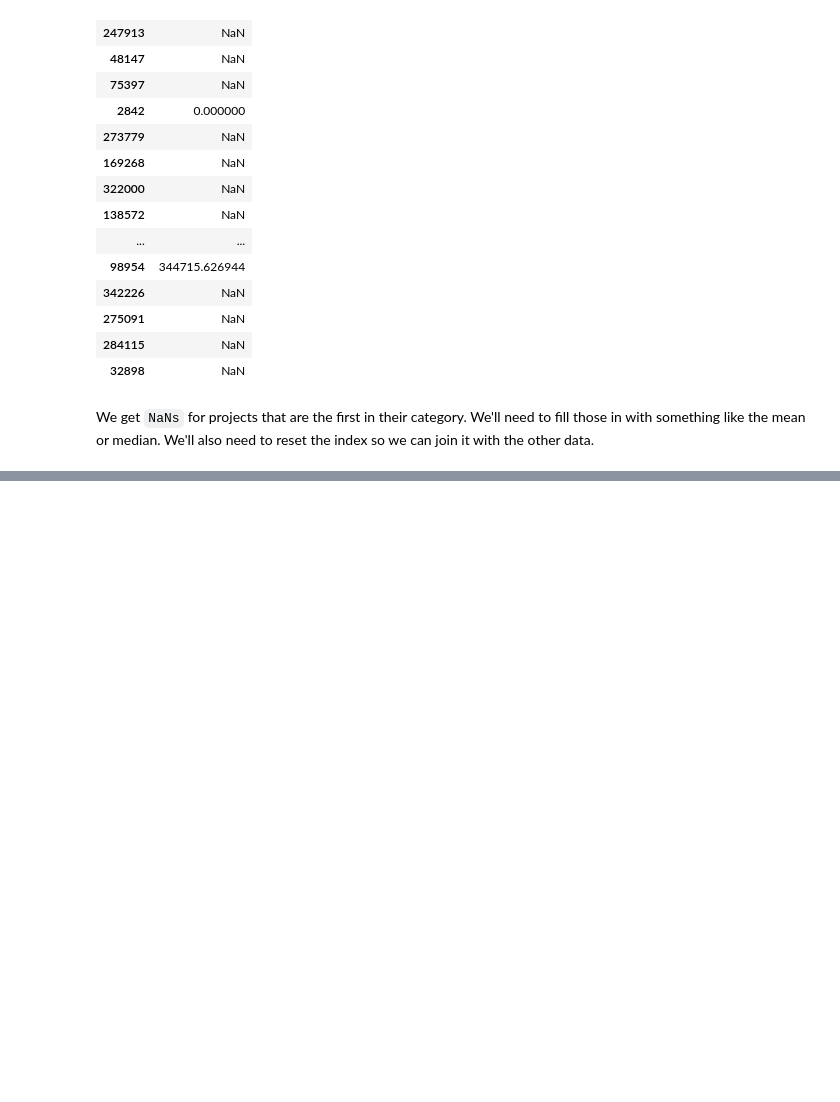
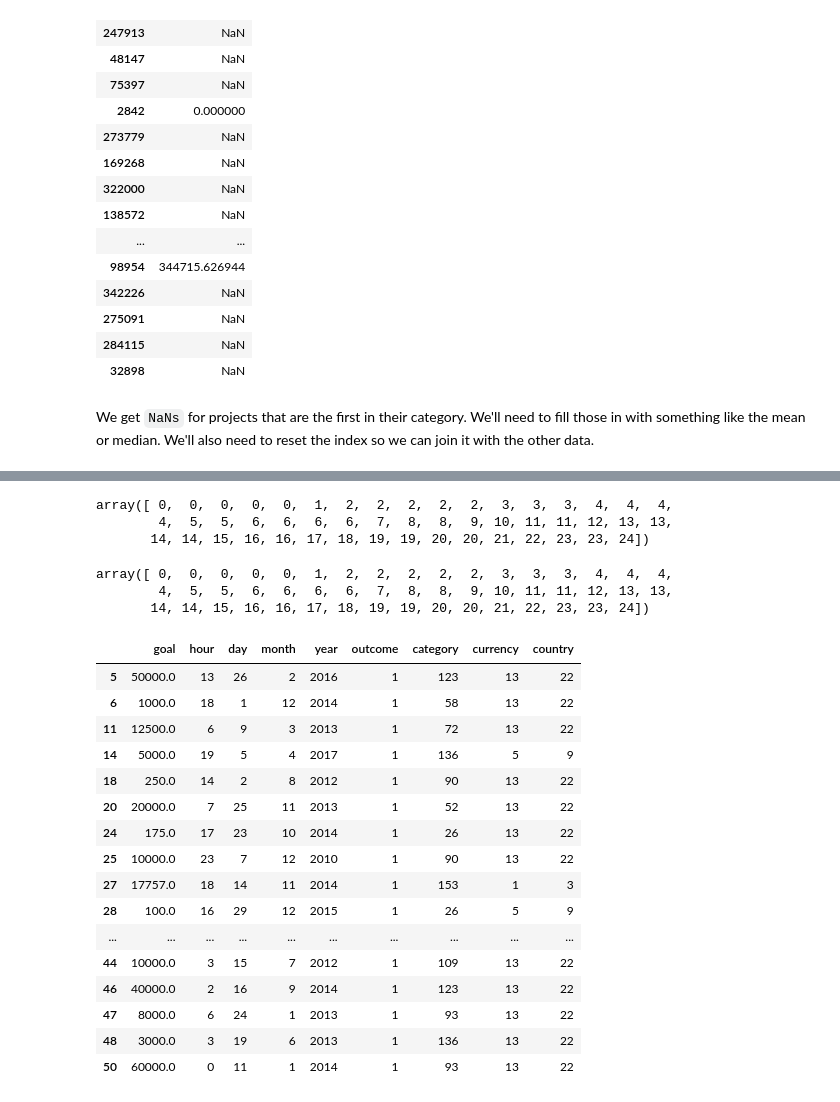
Before and after one commit to jessebmurray/kaggle, a Jupyter notebook: FE_feature_generation.ipynb, the cells around one changed output, grey strips where cells are left out. Saved outputs shown, nothing was run; the diff lists cells and outputs as text; code cells hidden in the pictures; blank space fills up the shorter version.

```diff
--- a/FE_feature_generation.ipynb
+++ b/FE_feature_generation.ipynb
@@ -290,0 +338,2 @@ We get `NaNs` for projects that are the first in their category. We'll need to f
+# %%
+test = baseline_data[:50]
@@ -290,0 +369,32 @@ We get `NaNs` for projects that are the first in their category. We'll need to f
+# %%
+(s.values == 1).cumsum()
+# %% [output]
+array([ 0,  0,  0,  0,  0,  1,  2,  2,  2,  2,  2,  3,  3,  3,  4,  4,  4,
+        4,  5,  5,  6,  6,  6,  6,  7,  8,  8,  9, 10, 11, 11, 12, 13, 13,
+       14, 14, 15, 16, 16, 17, 18, 19, 19, 20, 20, 21, 22, 23, 23, 24])
+# %%
+s.values.cumsum()
+# %% [output]
+array([ 0,  0,  0,  0,  0,  1,  2,  2,  2,  2,  2,  3,  3,  3,  4,  4,  4,
+        4,  5,  5,  6,  6,  6,  6,  7,  8,  8,  9, 10, 11, 11, 12, 13, 13,
+       14, 14, 15, 16, 16, 17, 18, 19, 19, 20, 20, 21, 22, 23, 23, 24])
+# %%
+test..loc[test.outcome == 1]
+# %% [output]
+|  | goal | hour | day | month | year | outcome | category | currency | country |
+| 5 | 50000.0 | 13 | 26 | 2 | 2016 | 1 | 123 | 13 | 22 |
+| 6 | 1000.0 | 18 | 1 | 12 | 2014 | 1 | 58 | 13 | 22 |
+| 11 | 12500.0 | 6 | 9 | 3 | 2013 | 1 | 72 | 13 | 22 |
+| 14 | 5000.0 | 19 | 5 | 4 | 2017 | 1 | 136 | 5 | 9 |
+| 18 | 250.0 | 14 | 2 | 8 | 2012 | 1 | 90 | 13 | 22 |
+| 20 | 20000.0 | 7 | 25 | 11 | 2013 | 1 | 52 | 13 | 22 |
+| 24 | 175.0 | 17 | 23 | 10 | 2014 | 1 | 26 | 13 | 22 |
+| 25 | 10000.0 | 23 | 7 | 12 | 2010 | 1 | 90 | 13 | 22 |
+| 27 | 17757.0 | 18 | 14 | 11 | 2014 | 1 | 153 | 1 | 3 |
+| 28 | 100.0 | 16 | 29 | 12 | 2015 | 1 | 26 | 5 | 9 |
+| ... | ... | ... | ... | ... | ... | ... | ... | ... | ... |
+| 44 | 10000.0 | 3 | 15 | 7 | 2012 | 1 | 109 | 13 | 22 |
+| 46 | 40000.0 | 2 | 16 | 9 | 2014 | 1 | 123 | 13 | 22 |
+| 47 | 8000.0 | 6 | 24 | 1 | 2013 | 1 | 93 | 13 | 22 |
+| 48 | 3000.0 | 3 | 19 | 6 | 2013 | 1 | 136 | 13 | 22 |
+| 50 | 60000.0 | 0 | 11 | 1 | 2014 | 1 | 93 | 13 | 22 |
```
Also changed, not shown: parts of 14 cells of this notebook.
